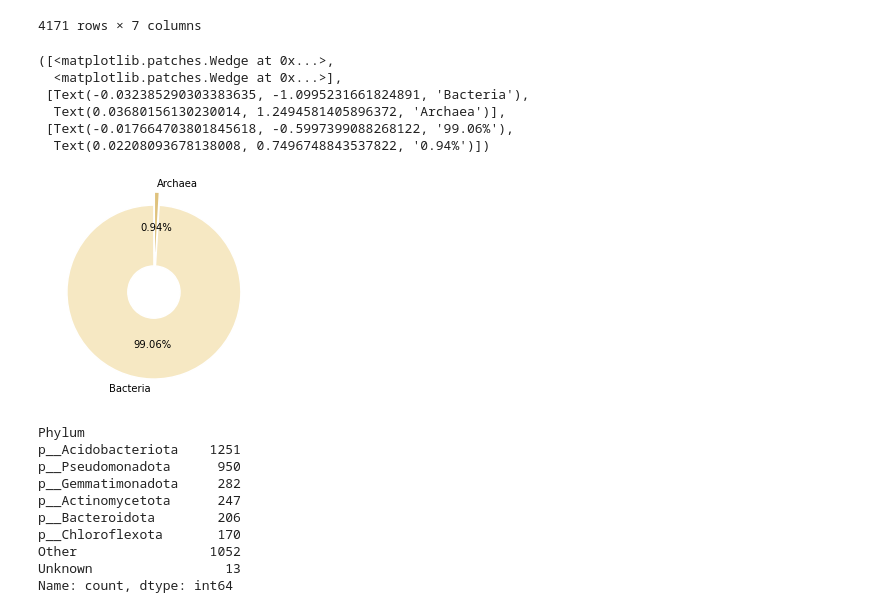
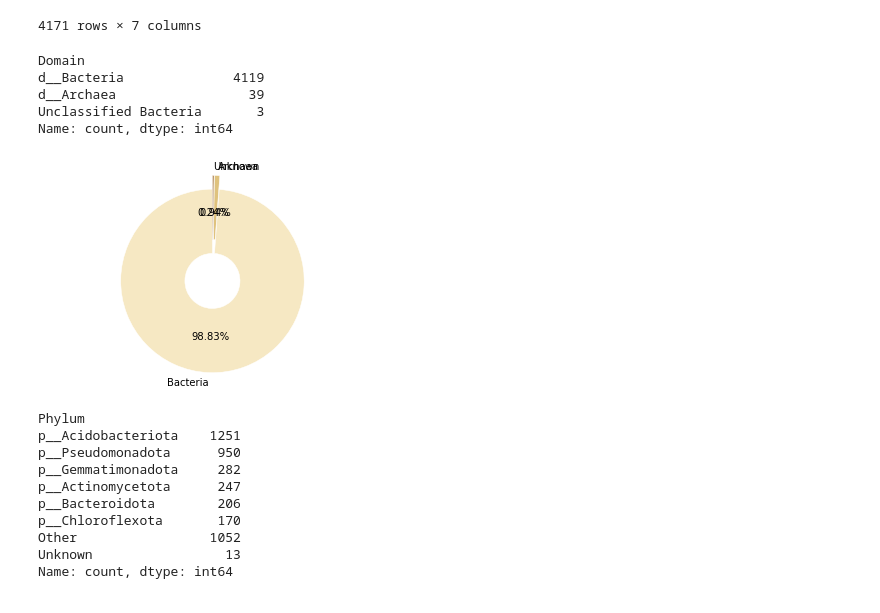
Before and after one commit to BigDataBiology/Duan2026_urban_soil, a Jupyter notebook: analysis/figure3/figure3.ipynb, the cells around one changed output. Cells and saved outputs as stored; diff of their text form; code cells hidden in the pictures.

```diff
--- a/analysis/figure3/figure3.ipynb
+++ b/analysis/figure3/figure3.ipynb
@@ -117,27 +117,27 @@ df_tax
 | 7947 | d__Bacteria | p__Pseudomonadota | c__Alphaproteobacteria | o__Sphingomonadales | f__Sphingomonadaceae | g__Sphingomicrobium | s__ |
 | 7948 | d__Bacteria | p__Pseudomonadota | c__Gammaproteobacteria | o__Burkholderiales | f__Nitrosomonadaceae | g__Nitrosospira | s__ |
 4171 rows × 7 columns
+# %%
+df_tax['Domain'].value_counts()
+# %% [output]
+Domain
+d__Bacteria              4119
+d__Archaea                 39
+Unclassified Bacteria       3
+Name: count, dtype: int64
 # %%
-df_tax['Domain'].value_counts()
-data = [4122,39]
-classes = ['Bacteria', 'Archaea']
-explode = [0, 0.15]
-plt.pie(data,
-        labels=classes,
-        colors=['#f6e8c3', '#dfc27d'],
-        explode=explode,
-        autopct='%.2f%%',
-        startangle=90,
-        wedgeprops={'width': 0.7, 'edgecolor': 'white', 'linewidth': 1.5}
-        )
+import matplotlib.pyplot as plt
+
+labels = 'Bacteria', 'Archaea','Unknown'
+sizes = [4122,39,10]
+colors = ['#f6e8c3','#dfc27d','#8c510a']
+explode = (0, 0.15, 0.15)
+
+plt.pie(sizes, explode=explode, labels=labels, colors=colors, autopct='%.2f%%', startangle=90,wedgeprops={'width': 0.7, 'edgecolor': 'white', 'linewidth': 0.5})
+plt.axis('equal')
+plt.savefig('D:\soil\manuscript\draft\mine\sgb_taxa.svg')
 # %% [output]
-([<matplotlib.patches.Wedge at 0x...>,
-  <matplotlib.patches.Wedge at 0x...>],
- [Text(-0.032385290303383635, -1.0995231661824891, 'Bacteria'),
-  Text(0.03680156130230014, 1.2494581405896372, 'Archaea')],
- [Text(-0.017664703801845618, -0.5997399088268122, '99.06%'),
-  Text(0.02208093678138008, 0.7496748843537822, '0.94%')])
-[figure, old version]
+[figure, new version]
 # %%
 df_tax['Phylum'].value_counts()
 df=df_tax
```
Also changed, not shown: 2 other files.
